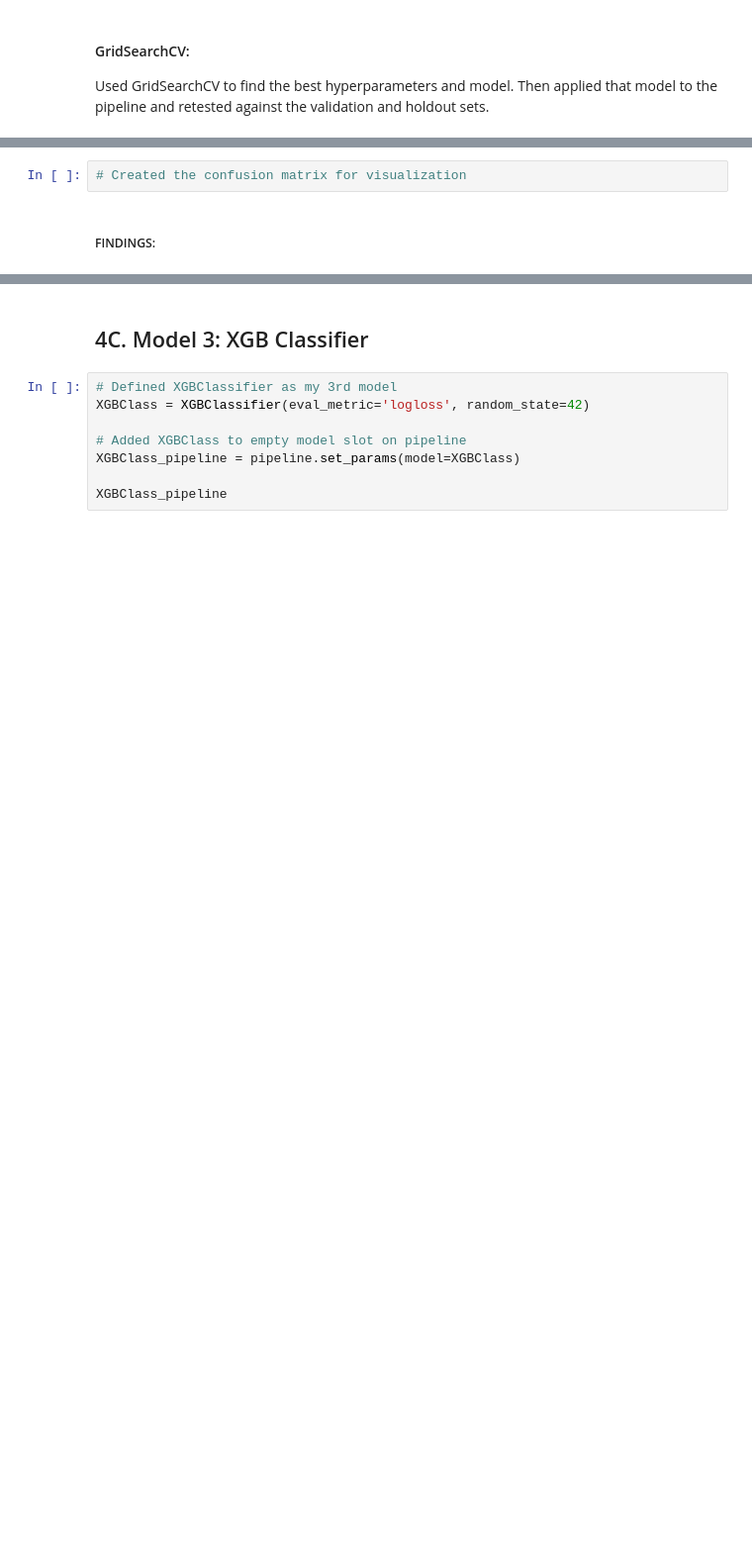
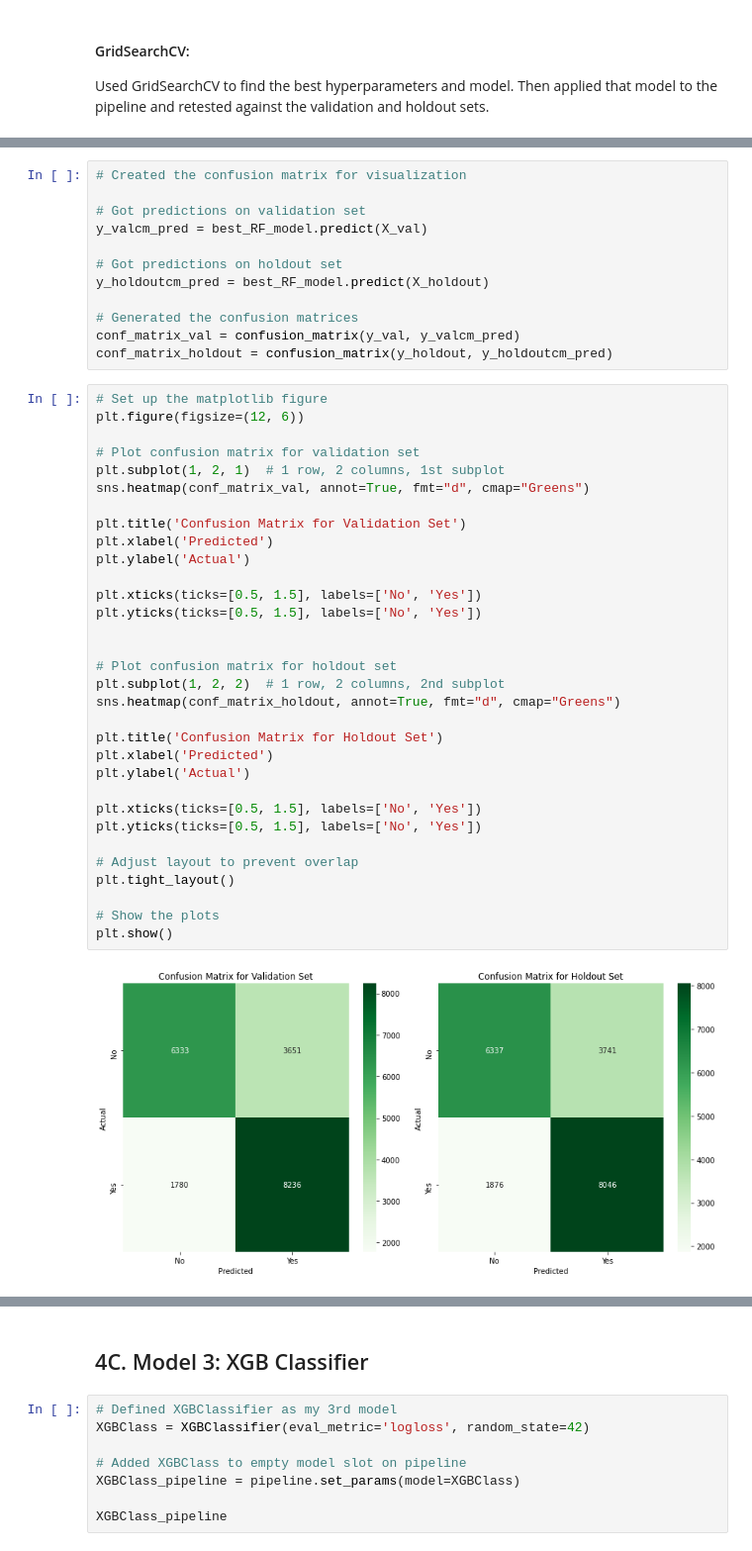
Before and after one commit to Lotus-baumgarner/Will-They-Seek-Treatment, a Jupyter notebook: Models-Conclusions.ipynb, the cells around one changed output, grey strips where cells are left out. Shown at 99% size. Cells and saved outputs as stored; diff of their text form; blank space fills up the shorter version.

```diff
--- a/Models-Conclusions.ipynb
+++ b/Models-Conclusions.ipynb
@@ -307,4 +478,46 @@ print("Holdout Set Accuracy:", holdout_accuracy)
-# %%
-# Created the confusion matrix for visualization
-# %% [markdown]
-##### FINDINGS:
+# %%
+# Created the confusion matrix for visualization
+
+# Got predictions on validation set
+y_valcm_pred = best_RF_model.predict(X_val)
+
+# Got predictions on holdout set
+y_holdoutcm_pred = best_RF_model.predict(X_holdout)
+
+# Generated the confusion matrices
+conf_matrix_val = confusion_matrix(y_val, y_valcm_pred)
+conf_matrix_holdout = confusion_matrix(y_holdout, y_holdoutcm_pred)
+# %%
+# Set up the matplotlib figure
+plt.figure(figsize=(12, 6))
+
+# Plot confusion matrix for validation set
+plt.subplot(1, 2, 1)  # 1 row, 2 columns, 1st subplot
+sns.heatmap(conf_matrix_val, annot=True, fmt="d", cmap="Greens")
+
+plt.title('Confusion Matrix for Validation Set')
+plt.xlabel('Predicted')
+plt.ylabel('Actual')
+
+plt.xticks(ticks=[0.5, 1.5], labels=['No', 'Yes'])
+plt.yticks(ticks=[0.5, 1.5], labels=['No', 'Yes'])
+
+
+# Plot confusion matrix for holdout set
+plt.subplot(1, 2, 2)  # 1 row, 2 columns, 2nd subplot
+sns.heatmap(conf_matrix_holdout, annot=True, fmt="d", cmap="Greens")
+
+plt.title('Confusion Matrix for Holdout Set')
+plt.xlabel('Predicted')
+plt.ylabel('Actual')
+
+plt.xticks(ticks=[0.5, 1.5], labels=['No', 'Yes'])
+plt.yticks(ticks=[0.5, 1.5], labels=['No', 'Yes'])
+
+# Adjust layout to prevent overlap
+plt.tight_layout()
+
+# Show the plots
+plt.show()
+# %% [output]
+[figure, added]
```
Also changed, not shown: parts of 31 cells of this notebook, 1 other file.
